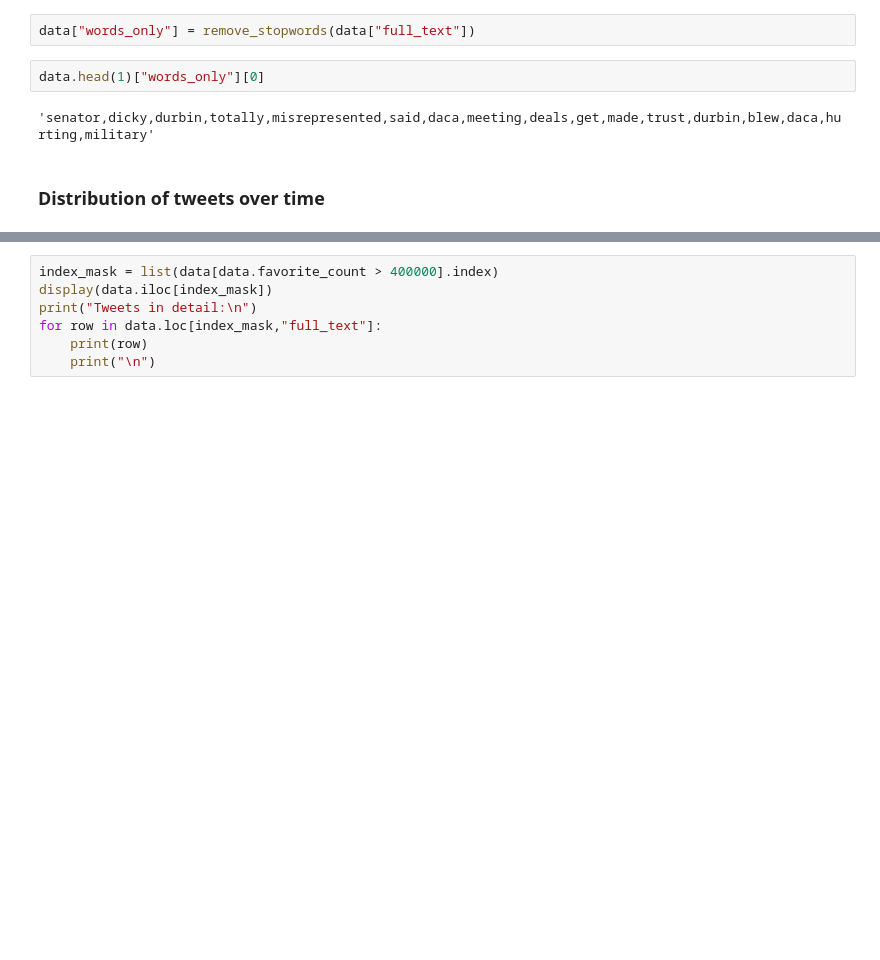
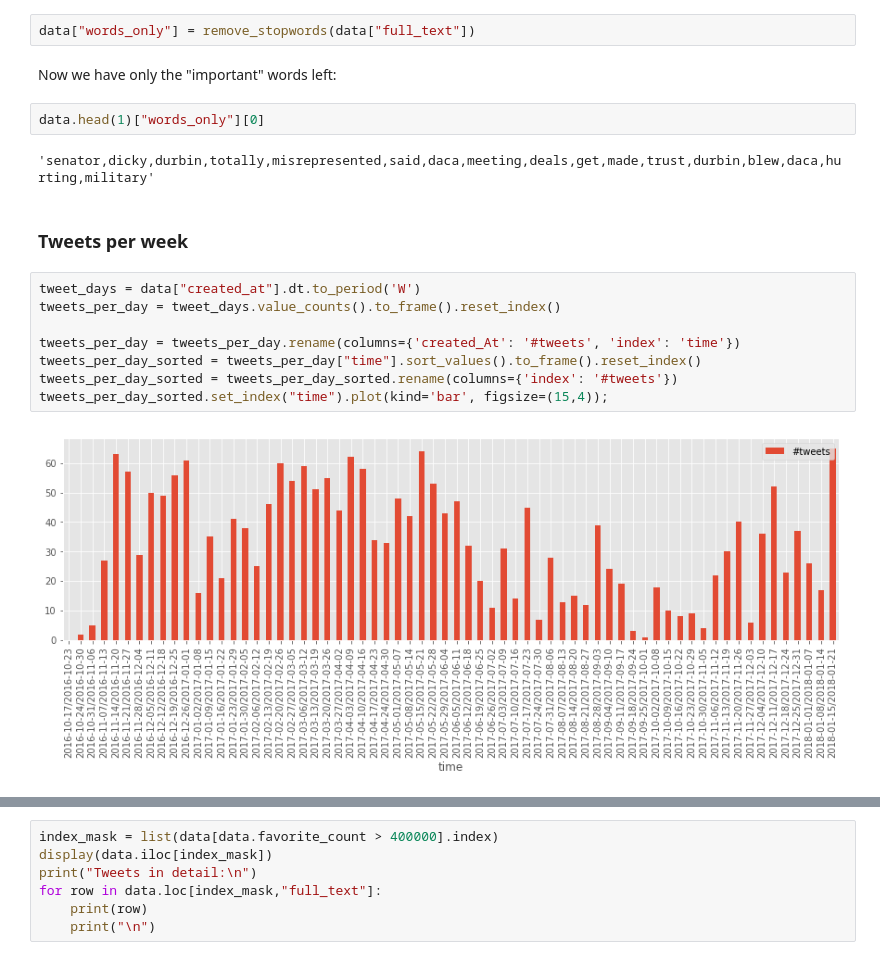
Before and after one commit to Lumik7/bi2_project2, a Jupyter notebook: notebooks/3.0-lm-twitter-analysis.ipynb, the cells around one changed output, grey strips where cells are left out. Drawn from its saved outputs; the diff is of its cells as text; blank space fills up the shorter version.

```diff
--- a/notebooks/3.0-lm-twitter-analysis.ipynb
+++ b/notebooks/3.0-lm-twitter-analysis.ipynb
@@ -58,9 +83,21 @@ data.head(1)["full_text"][0]
 ### There are still a lot of stopwords in the data which should be removed:
 # %%
 data["words_only"] = remove_stopwords(data["full_text"])
+# %% [markdown]
+Now we have only the "important" words left:
 # %%
 data.head(1)["words_only"][0]
 # %% [output]
 'senator,dicky,durbin,totally,misrepresented,said,daca,meeting,deals,get,made,trust,durbin,blew,daca,hurting,military'
-# %% [markdown]
-### Distribution of tweets over time
+# %% [markdown]
+### Tweets per week
+# %%
+tweet_days = data["created_at"].dt.to_period('W')
+tweets_per_day = tweet_days.value_counts().to_frame().reset_index()
+
+tweets_per_day = tweets_per_day.rename(columns={'created_At': '#tweets', 'index': 'time'})
+tweets_per_day_sorted = tweets_per_day["time"].sort_values().to_frame().reset_index()
+tweets_per_day_sorted = tweets_per_day_sorted.rename(columns={'index': '#tweets'})
+tweets_per_day_sorted.set_index("time").plot(kind='bar', figsize=(15,4));
+# %% [output]
+[figure, added]
```
Also changed, not shown: parts of 21 cells of this notebook, 4 other files.
